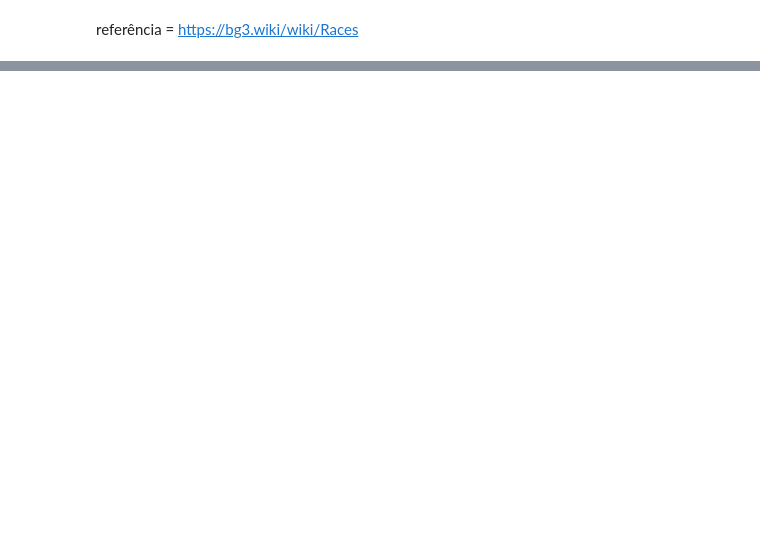
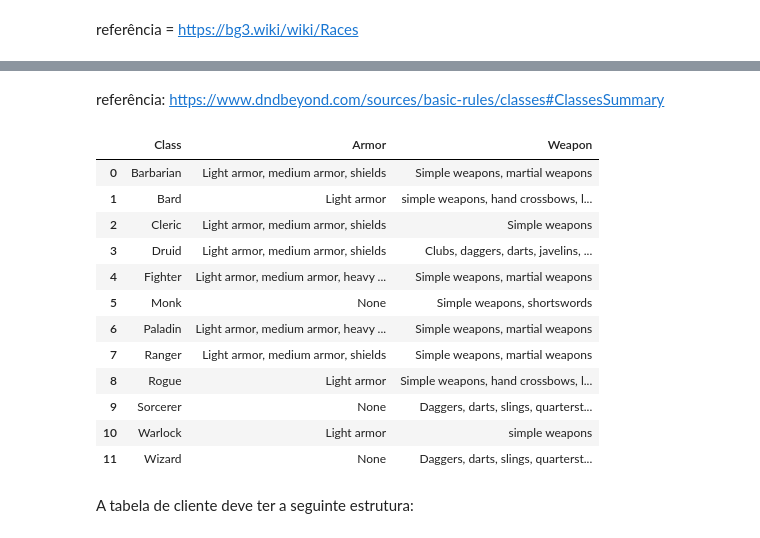
Before and after one commit to PatrickLeal/projeto_baldursgate_vendor_sales, a Jupyter notebook: database_creation.ipynb, the cells around one changed output, grey strips where cells are left out. Saved outputs shown, nothing was run; the diff lists cells and outputs as text; code cells hidden in the pictures; blank space fills up the shorter version.

```diff
--- a/database_creation.ipynb
+++ b/database_creation.ipynb
@@ -251,0 +255,21 @@ races = pd.read_csv('data/races.csv', sep=';')
+# %% [markdown]
+referência: https://www.dndbeyond.com/sources/basic-rules/classes#ClassesSummary
+# %%
+classes = pd.read_csv('data\classes.csv', sep=';')
+classes
+# %% [output]
+|  | Class | Armor | Weapon |
+| 0 | Barbarian | Light armor, medium armor, shields | Simple weapons, martial weapons |
+| 1 | Bard | Light armor | simple weapons, hand crossbows, l... |
+| 2 | Cleric | Light armor, medium armor, shields | Simple weapons |
+| 3 | Druid | Light armor, medium armor, shields | Clubs, daggers, darts, javelins, ... |
+| 4 | Fighter | Light armor, medium armor, heavy ... | Simple weapons, martial weapons |
+| 5 | Monk | None | Simple weapons, shortswords |
+| 6 | Paladin | Light armor, medium armor, heavy ... | Simple weapons, martial weapons |
+| 7 | Ranger | Light armor, medium armor, shields | Simple weapons, martial weapons |
+| 8 | Rogue | Light armor | Simple weapons, hand crossbows, l... |
+| 9 | Sorcerer | None | Daggers, darts, slings, quarterst... |
+| 10 | Warlock | Light armor | simple weapons |
+| 11 | Wizard | None | Daggers, darts, slings, quarterst... |
+# %% [markdown]
+A tabela de cliente deve ter a seguinte estrutura:
```
Also changed, not shown: parts of 25 cells of this notebook, 1 other file.
